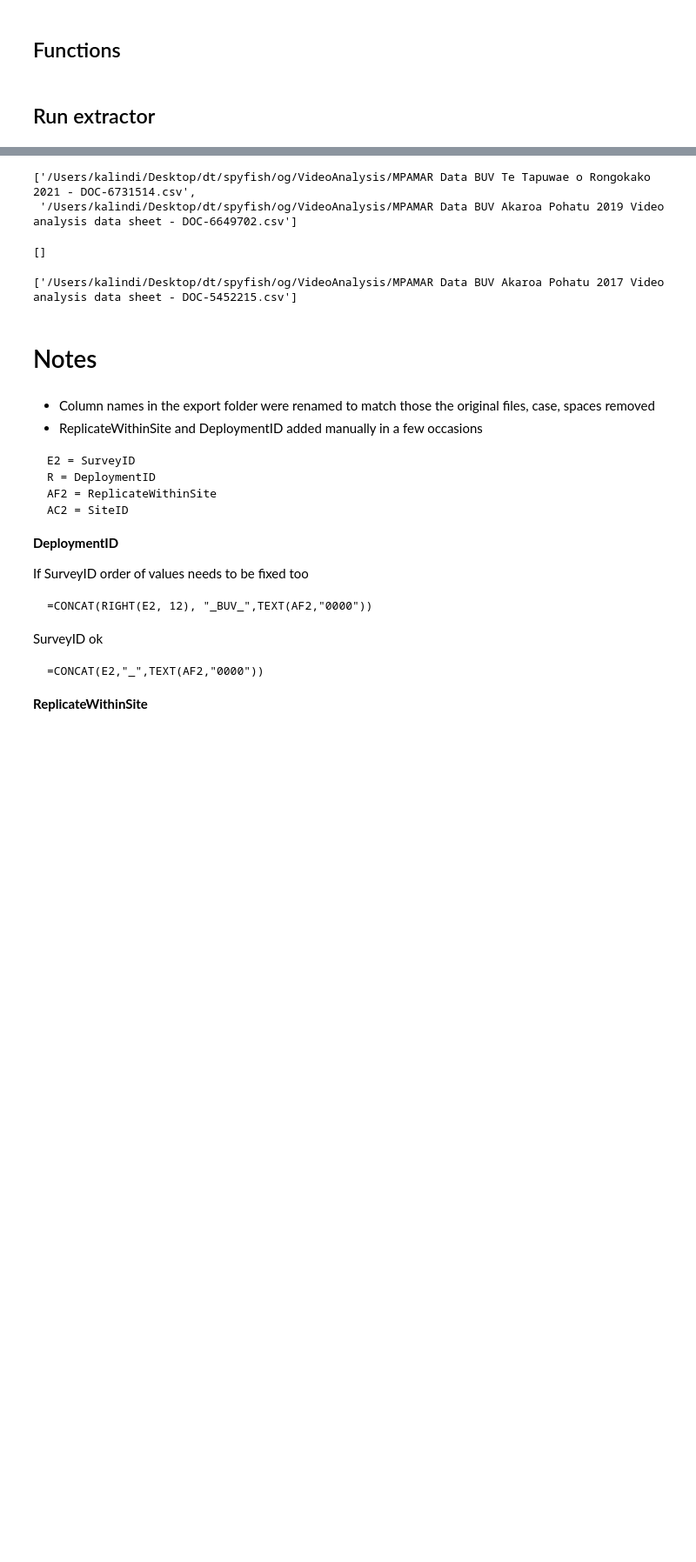
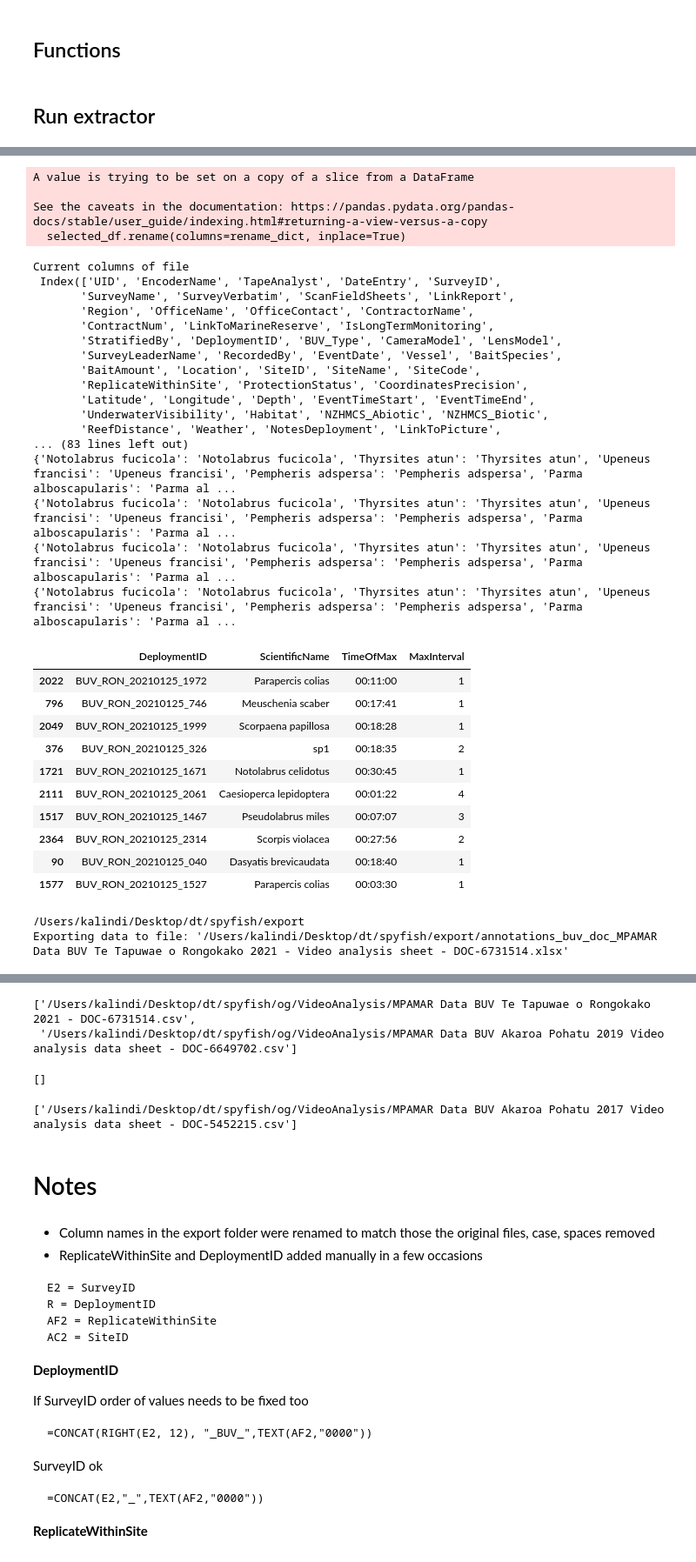
Before and after one commit to wildlifeai/spyfish_analysis, a Jupyter notebook: notebooks_metadata_and_annotations/Extract_annotations.ipynb, the cells around one changed output, grey strips where cells are left out. Shown at 87% size. Cells and saved outputs as stored; diff of their text form; code cells hidden in the pictures; blank space fills up the shorter version.

```diff
--- a/notebooks_metadata_and_annotations/Extract_annotations.ipynb
+++ b/notebooks_metadata_and_annotations/Extract_annotations.ipynb
@@ -48,0 +75,14 @@ The selected folder is /Users/kalindi/Desktop/dt/spyfish/og/VideoAnalysis
+# %%
+dict_common_scientific = dict(zip(scientific_names_df["CommonName_literature"], scientific_names_df["ScientificName"]))
+
+# NZOR_VernacularNamesForScientific
+dict_nzor_scientific = dict(zip(scientific_names_df["NZOR_VernacularNamesForScientific"], scientific_names_df["ScientificName"]))
+scientific_names_df = pd.read_excel(scientific_names_file)
+dict_scientific_scientific = dict(zip(scientific_names_df["ScientificName"], scientific_names_df["ScientificName"]))
+# TODO check if stripped or multiple spaces between names?
+for i in ["Null sample","Bad deployment", "Unknown" ]:
+    dict_scientific_scientific.update({i: i.upper()})
+for i in [ "Sp1", "Sp2", "Sp3", "Sp4", "Sp5", "Sp6", "Sp7"]:
+    dict_scientific_scientific.update({i: i.lower()})
+len(dict_scientific_scientific)
+dict_scientific_scientific
@@ -49,2 +107,9 @@ The selected folder is /Users/kalindi/Desktop/dt/spyfish/og/VideoAnalysis
 # %% [markdown]
 ## Functions
+# %%
+from difflib import SequenceMatcher
+def compare_names(n1, n2):
+    if type(n1) == str and type(n2) == str:
+        s = SequenceMatcher(None, n1, n2)
+        return s.ratio()
+    return 0
@@ -51,3 +139,20 @@ The selected folder is /Users/kalindi/Desktop/dt/spyfish/og/VideoAnalysis
+# %%
+NAME_DICTS = [ dict_scientific_scientific, dict_common_scientific, dict_nzor_scientific]
+
+def clean_name(name):
+    name = " ".join(name.strip().split()).capitalize()
+    for name_dict in NAME_DICTS:
+        processed_name = check_name(name, name_dict)
+        if processed_name:
+            return processed_name
+    # pick_name = input(f"No name found for {name}.\n input your own name or leave empty for it to be marked as 'FIX{name}'")
+    # if pick_name:
+    #     return pick_name
+    return "FIX" + name
+
+# Test
+# clean_name(' Trihlidae sp ')
+# clean_name("comn wras")
 # %%
 def export_metadata_from_files_to_excel( all_tab_files, export_excel_file_name=None, include_file_name=False, columns=OUTPUT_COLUMNS):
 
@@ -83,6 +188,11 @@ def export_metadata_from_files_to_excel( all_tab_files, export_excel_file_name=N
                     to_fix_files.append(file_name)
                     to_export = False
                     break
+                if col ==  "ScientificName":
+                    selected_df["ScientificName"] = selected_df["ScientificName"].apply(clean_name)
+
+
+
             if to_export:
                 if include_file_name:
                     selected_df["FileName"] = file_name
@@ -173,0 +282,3 @@ done_files, problem_files, to_fix_files = export_metadata_from_files_to_excel(al
+# %%
+done_files, problem_files, to_fix_files = export_metadata_from_files_to_excel(all_tab_files=all_tab_files)
+# %% [output]
@@ -174,2 +323,36 @@ done_files, problem_files, to_fix_files = export_metadata_from_files_to_excel(al
+A value is trying to be set on a copy of a slice from a DataFrame
+
+See the caveats in the documentation: https://pandas.pydata.org/pandas-docs/stable/user_guide/indexing.html#returning-a-view-versus-a-copy
+  selected_df.rename(columns=rename_dict, inplace=True)
+Current columns of file
+ Index(['UID', 'EncoderName', 'TapeAnalyst', 'DateEntry', 'SurveyID',
+       'SurveyName', 'SurveyVerbatim', 'ScanFieldSheets', 'LinkReport',
+       'Region', 'OfficeName', 'OfficeContact', 'ContractorName',
+       'ContractNum', 'LinkToMarineReserve', 'IsLongTermMonitoring',
+       'StratifiedBy', 'DeploymentID', 'BUV_Type', 'CameraModel', 'LensModel',
+       'SurveyLeaderName', 'RecordedBy', 'EventDate', 'Vessel', 'BaitSpecies',
+       'BaitAmount', 'Location', 'SiteID', 'SiteName', 'SiteCode',
+       'ReplicateWithinSite', 'ProtectionStatus', 'CoordinatesPrecision',
+       'Latitude', 'Longitude', 'Depth', 'EventTimeStart', 'EventTimeEnd',
+       'UnderwaterVisibility', 'Habitat', 'NZHMCS_Abiotic', 'NZHMCS_Biotic',
+       'ReefDistance', 'Weather', 'NotesDeployment', 'LinkToPicture',
+... (83 lines left out)
+{'Notolabrus fucicola': 'Notolabrus fucicola', 'Thyrsites atun': 'Thyrsites atun', 'Upeneus francisi': 'Upeneus francisi', 'Pempheris adspersa': 'Pempheris adspersa', 'Parma alboscapularis': 'Parma al ...
+{'Notolabrus fucicola': 'Notolabrus fucicola', 'Thyrsites atun': 'Thyrsites atun', 'Upeneus francisi': 'Upeneus francisi', 'Pempheris adspersa': 'Pempheris adspersa', 'Parma alboscapularis': 'Parma al ...
+{'Notolabrus fucicola': 'Notolabrus fucicola', 'Thyrsites atun': 'Thyrsites atun', 'Upeneus francisi': 'Upeneus francisi', 'Pempheris adspersa': 'Pempheris adspersa', 'Parma alboscapularis': 'Parma al ...
+{'Notolabrus fucicola': 'Notolabrus fucicola', 'Thyrsites atun': 'Thyrsites atun', 'Upeneus francisi': 'Upeneus francisi', 'Pempheris adspersa': 'Pempheris adspersa', 'Parma alboscapularis': 'Parma al ...
+|  | DeploymentID | ScientificName | TimeOfMax | MaxInterval |
+| 2022 | BUV_RON_20210125_1972 | Parapercis colias | 00:11:00 | 1 |
+| 796 | BUV_RON_20210125_746 | Meuschenia scaber | 00:17:41 | 1 |
+| 2049 | BUV_RON_20210125_1999 | Scorpaena papillosa | 00:18:28 | 1 |
+| 376 | BUV_RON_20210125_326 | sp1 | 00:18:35 | 2 |
+| 1721 | BUV_RON_20210125_1671 | Notolabrus celidotus | 00:30:45 | 1 |
+| 2111 | BUV_RON_20210125_2061 | Caesioperca lepidoptera | 00:01:22 | 4 |
+| 1517 | BUV_RON_20210125_1467 | Pseudolabrus miles | 00:07:07 | 3 |
+| 2364 | BUV_RON_20210125_2314 | Scorpis violacea | 00:27:56 | 2 |
+| 90 | BUV_RON_20210125_040 | Dasyatis brevicaudata | 00:18:40 | 1 |
+| 1577 | BUV_RON_20210125_1527 | Parapercis colias | 00:03:30 | 1 |
+/Users/kalindi/Desktop/dt/spyfish/export
+Exporting data to file: '/Users/kalindi/Desktop/dt/spyfish/export/annotations_buv_doc_MPAMAR Data BUV Te Tapuwae o Rongokako 2021 - Video analysis sheet - DOC-6731514.xlsx'
 # %%
 len(problem_files), len(to_fix_files), len(all_tab_files), len(done_files)
```
Also changed, not shown: parts of 12 cells of this notebook, 3 other files.
